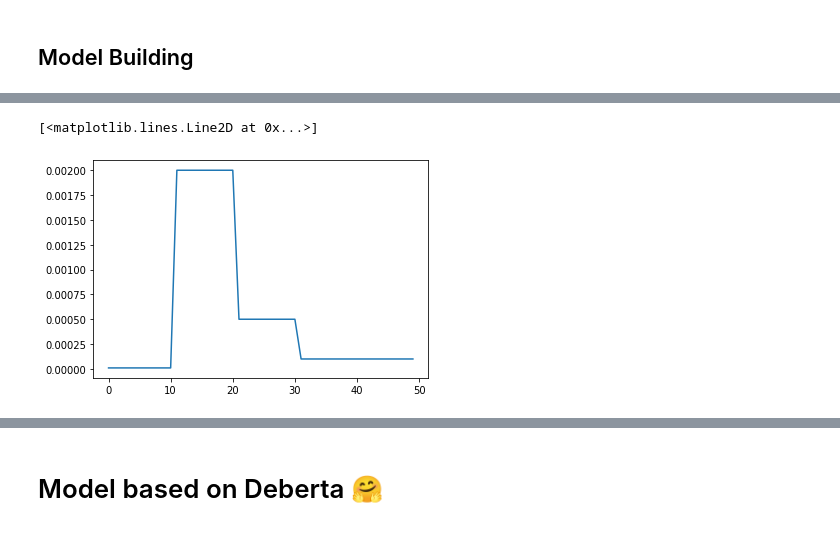
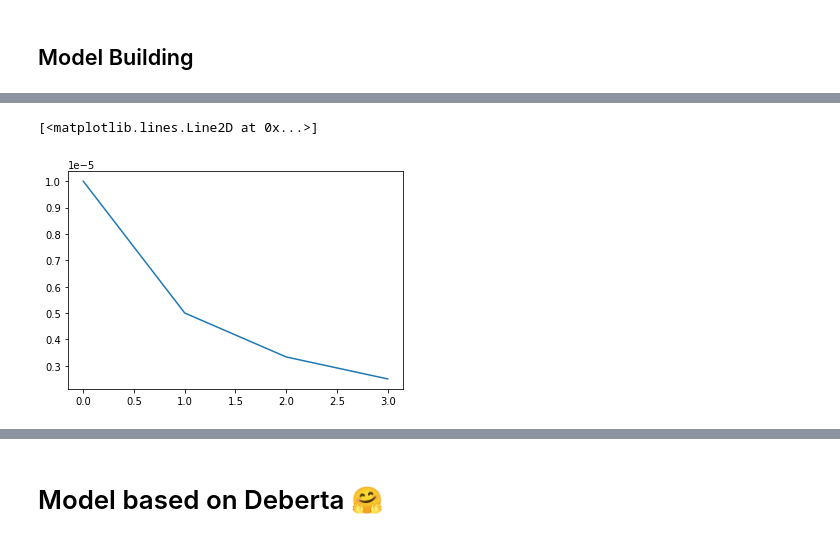
Before and after one commit to IIIskiplikIII/phrase2phrase-match-ai, a Jupyter notebook: phrase_2_phrase_matching.ipynb, the cells around one changed output, grey strips where cells are left out. Saved outputs shown, nothing was run; the diff lists cells and outputs as text; code cells hidden in the pictures.

Commit message:
Model restructured / bug fixed / lr - fixed the missing softmax activation to the outputlayer - implemented some lr modules (decay lr)

```diff
--- a/phrase_2_phrase_matching.ipynb
+++ b/phrase_2_phrase_matching.ipynb
@@ -392,7 +399,7 @@ Params for the Glove based model
 embedding_dim = 300 # according to the pretrained network
 hits = 0
 misses = 0
-lr = 0.00001
+lr = 0.000008
 batch_size = 512
 num_epochs = 50
 # %% [markdown]
@@ -478,4 +485,6 @@ NameError: name 'model' is not defined
 # %%
+from keras.callbacks import ReduceLROnPlateau
+
 # Tensorboard logging structure function
 root_logdir = "../../tensorboard-logs"
 
@@ -496,29 +505,33 @@ def get_run_logdir(root_logdir, project):
     return os.path.join(project_logdir, run_id)
 
 
-def lr_schedule(epoch):
+def lr_scheduler(epoch):
   """
   Returns a custom learning rate that decreases as epochs progress.
   """
-  learning_rate = lr
-  if epoch > 10:
-    learning_rate = 0.002
-  if epoch > 20:
-    learning_rate = 0.0005
-  if epoch > 30:
-    learning_rate = 0.0001
+  decay = 1
+  init_lr = lr
+  learning_rate = init_lr * (1 / (1 + decay * epoch))
+
+  ##learning_rate = lr
+  ##if epoch < 1:
+  ##  learning_rate = 0.0000008
+  ##if epoch >= 2:
+  ##  learning_rate = 0.0000006
 
   tf.summary.scalar('learning rate', data=learning_rate, step=epoch)
   return learning_rate
 
+rlrop = ReduceLROnPlateau(monitor='val_loss', factor=0.1, patience=2)
+
 tensorboard_callback = tf.keras.callbacks.TensorBoard(log_dir=get_run_logdir(root_logdir,"nlp_phrase2phrase"), histogram_freq=1)
 tensorboard_callback_deberta = tf.keras.callbacks.TensorBoard(log_dir=get_run_logdir(root_logdir,"nlp_phrase2phrase_deberta"), histogram_freq=1)
-lr_callback = tf.keras.callbacks.LearningRateScheduler(lr_schedule)
+lr_callback = tf.keras.callbacks.LearningRateScheduler(lr_scheduler)
 # %%
-plt.plot([lr_schedule(e) for e in range(num_epochs)])
+plt.plot([lr_scheduler(e) for e in range(4)])
 # %% [output]
 [<matplotlib.lines.Line2D at 0x...>]
-[figure, old version]
+[figure, new version]
 # %%
 history = model.fit(
     np.asarray(training_content_enc),
```
Also changed, not shown: parts of 25 cells of this notebook.
